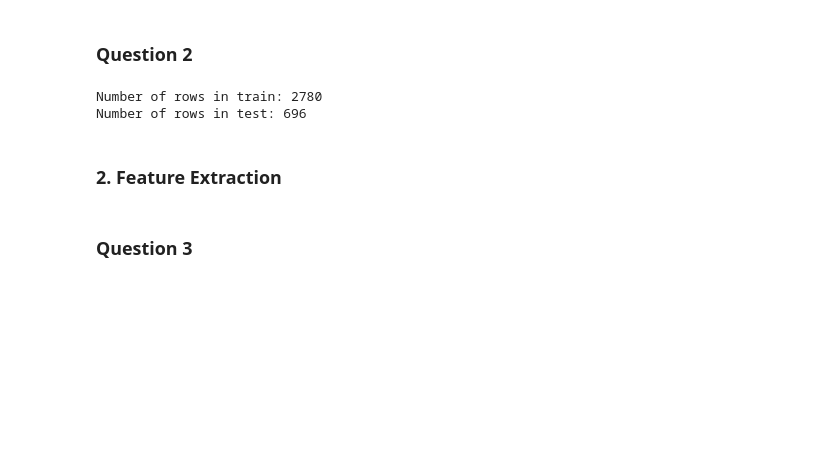
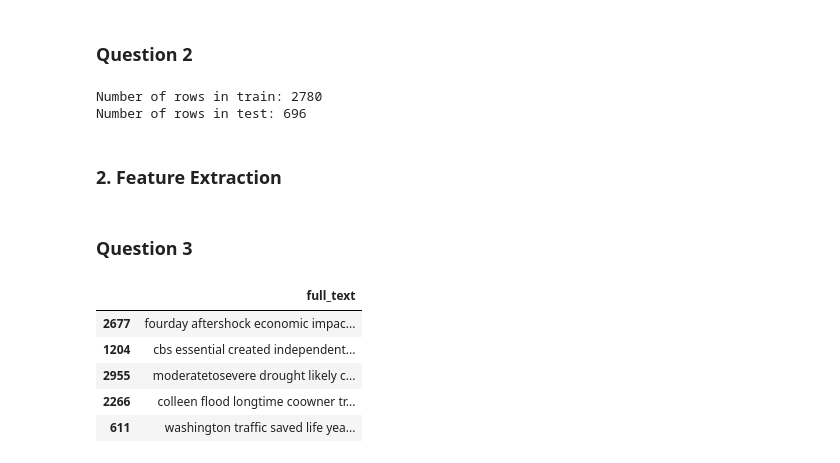
Before and after one commit to stswee/ECE219, a Jupyter notebook: ECE219_Project1.ipynb, the cells around one changed output. Cells and saved outputs as stored; diff of their text form; code cells hidden in the pictures; blank space fills up the shorter version.

Commit message:
Functions for cleaning/preprocessing completed (up to lemmatization)

```diff
--- a/ECE219_Project1.ipynb
+++ b/ECE219_Project1.ipynb
@@ -28,7 +31,6 @@ Base Path: /Users/richardlee/Desktop/UCLA/Classes/2025_Winter/ECE219/ECE219
 # %%
 # Load in dataset
-data_path = os.path.join(base_path, "Data/Project1-ClassificationDataset.csv")
-df = pd.read_csv(data_path)
+df = pd.read_csv("Project1-ClassificationDataset.csv")
 df.head()
 # %% [output]
 |  | full_text | summary | keywords | publish_date | authors | url | leaf_label | root_label |
@@ -176,0 +289,32 @@ def clean(text):
+# %%
+# Clean data sample
+# Apply cleaning function
+X_train = train['full_text'].apply(clean).to_frame()
+X_test = test['full_text'].apply(clean).to_frame()
+
+### The order of the following can be changed as needed
+
+# Remove punctuation
+X_train = remove_punctuation(X_train, 'full_text')
+X_test = remove_punctuation(X_test, 'full_text')
+
+# Remove numbers
+X_train = remove_numbers(X_train, 'full_text')
+X_test = remove_numbers(X_test, 'full_text')
+
+# Remove stopwords
+X_train = remove_stopwords(X_train, 'full_text').to_frame()
+X_test = remove_stopwords(X_test, 'full_text').to_frame()
+
+# Perform lemmatization
+X_train = lemmatize(X_train, 'full_text')
+X_test = lemmatize(X_test, 'full_text')
+# %%
+X_train.head()
+# %% [output]
+|  | full_text |
+| 2677 | fourday aftershock economic impac... |
+| 1204 | cbs essential created independent... |
+| 2955 | moderatetosevere drought likely c... |
+| 2266 | colleen flood longtime coowner tr... |
+| 611 | washington traffic saved life yea... |
```
Also changed, not shown: parts of 5 cells of this notebook.
